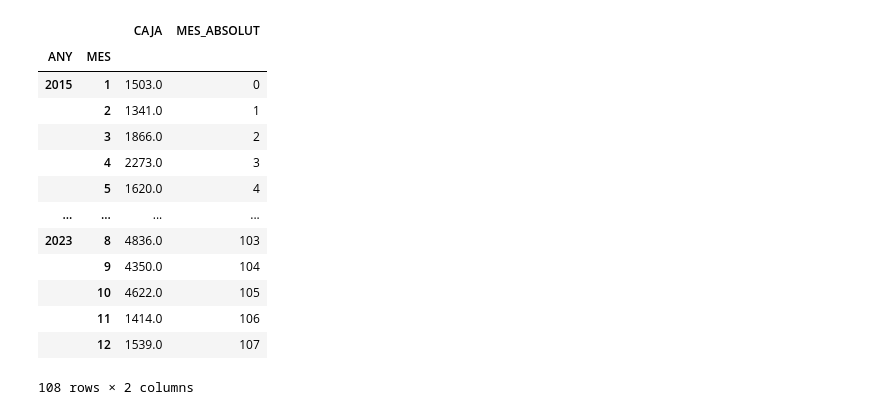
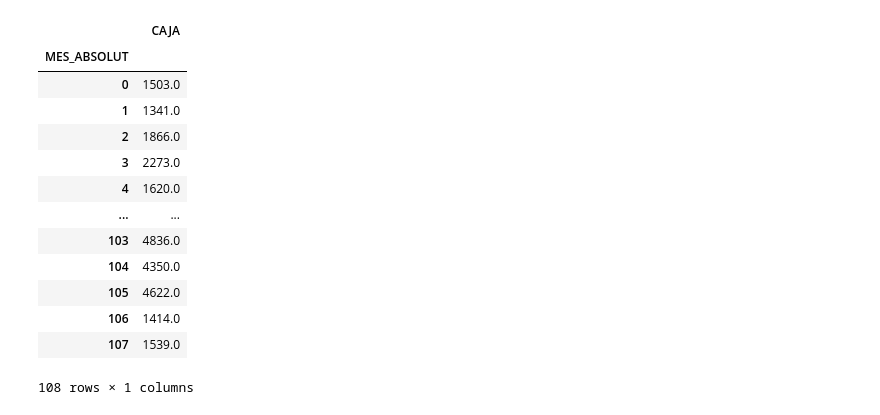
Before and after one commit to sgxaviii/Datathon-FME-2023, a Jupyter notebook: Repte NTTData/main.ipynb, the cells around one changed output. Drawn from its saved outputs; the diff is of its cells as text; code cells hidden in the pictures.

```diff
--- a/Repte NTTData/main.ipynb
+++ b/Repte NTTData/main.ipynb
@@ -22,24 +11,25 @@ from funcions import dades, graficar
 # %%
 df = dades()
 df = df.sort_values(by='FECHAPEDIDO')
 df.set_index('FECHAPEDIDO')
 categoria = 2
 origen = '0-14'
 df = graficar(df, categoria, origen)
 df['MES_ABSOLUT'] = np.arange(len(df))
+df.set_index('MES_ABSOLUT', inplace=True)
 df
 # %% [output]
-|  |  | CAJA | MES_ABSOLUT |
-| ANY | MES |  |  |
-| 2015 | 1 | 1503.0 | 0 |
-|  | 2 | 1341.0 | 1 |
-|  | 3 | 1866.0 | 2 |
-|  | 4 | 2273.0 | 3 |
-|  | 5 | 1620.0 | 4 |
-| ... | ... | ... | ... |
-| 2023 | 8 | 4836.0 | 103 |
-|  | 9 | 4350.0 | 104 |
-|  | 10 | 4622.0 | 105 |
-|  | 11 | 1414.0 | 106 |
-|  | 12 | 1539.0 | 107 |
+|  | CAJA |
+| MES_ABSOLUT |  |
+| 0 | 1503.0 |
+| 1 | 1341.0 |
+| 2 | 1866.0 |
+| 3 | 2273.0 |
+| 4 | 1620.0 |
+| ... | ... |
+| 103 | 4836.0 |
+| 104 | 4350.0 |
+| 105 | 4622.0 |
+| 106 | 1414.0 |
+| 107 | 1539.0 |
-108 rows × 2 columns
+108 rows × 1 columns
```
Also changed, not shown: parts of 6 cells of this notebook.
